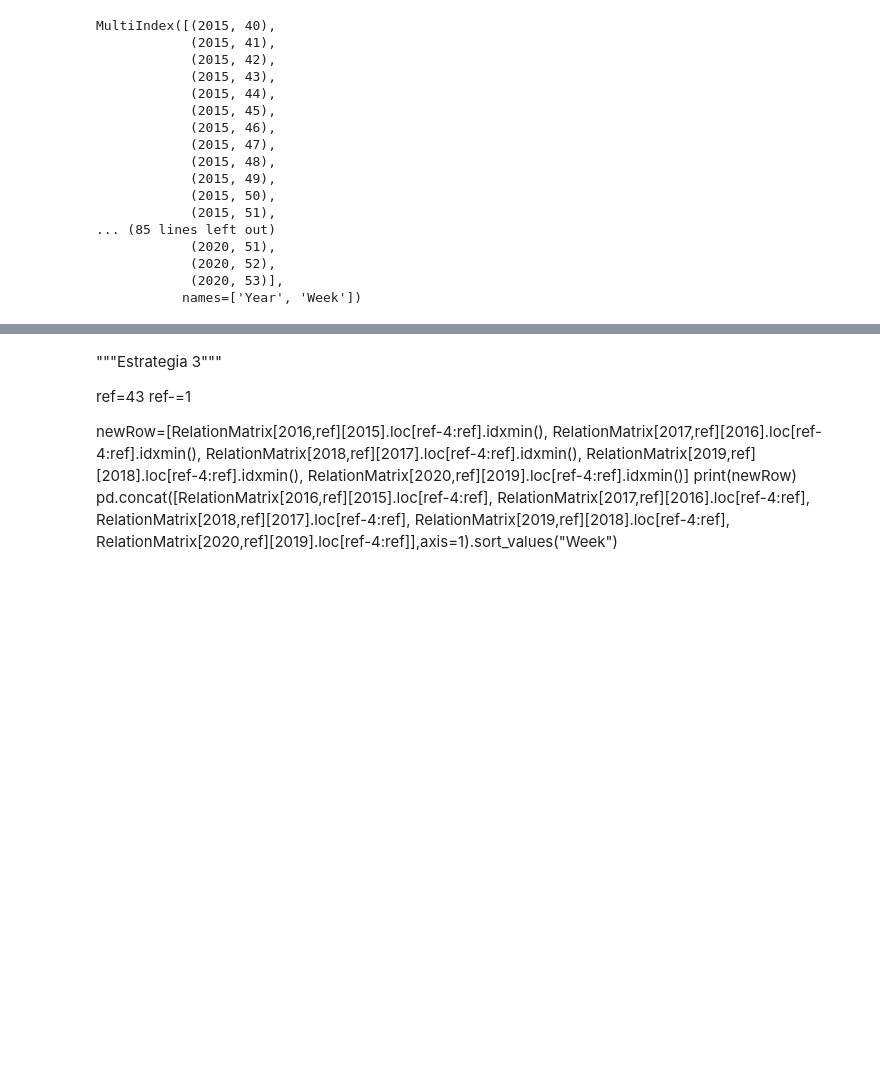
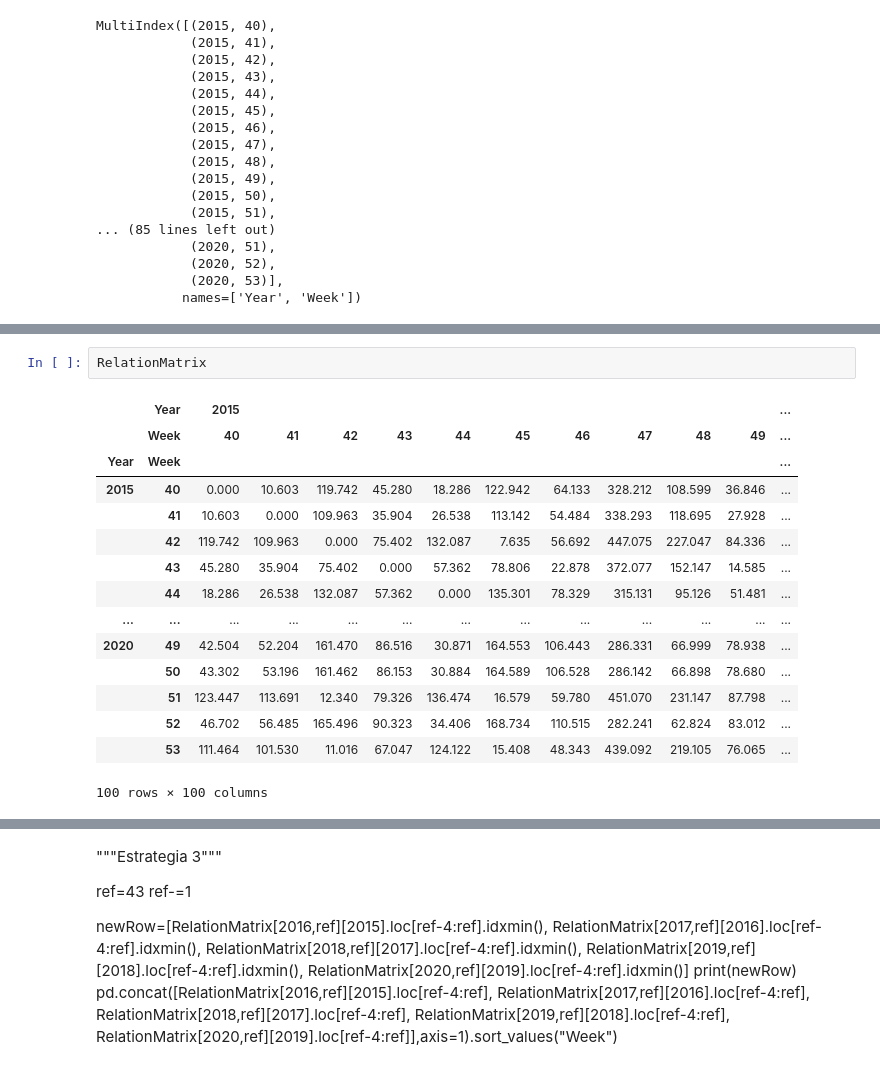
Before and after one commit to Meseverri/WEEKLY_OPTIMIZATION, a Jupyter notebook: RelationsStudy.ipynb, the cells around one changed output, grey strips where cells are left out. Cells and saved outputs as stored; diff of their text form; blank space fills up the shorter version.

```diff
--- a/RelationsStudy.ipynb
+++ b/RelationsStudy.ipynb
@@ -69 +99,19 @@ Name: (2016, 2), dtype: float64
+# %%
+RelationMatrix
+# %% [output]
+|  | Year | 2015 |  |  |  |  |  |  |  |  |  | ... |
+|  | Week | 40 | 41 | 42 | 43 | 44 | 45 | 46 | 47 | 48 | 49 | ... |
+| Year | Week |  |  |  |  |  |  |  |  |  |  | ... |
+| 2015 | 40 | 0.000 | 10.603 | 119.742 | 45.280 | 18.286 | 122.942 | 64.133 | 328.212 | 108.599 | 36.846 | ... |
+|  | 41 | 10.603 | 0.000 | 109.963 | 35.904 | 26.538 | 113.142 | 54.484 | 338.293 | 118.695 | 27.928 | ... |
+|  | 42 | 119.742 | 109.963 | 0.000 | 75.402 | 132.087 | 7.635 | 56.692 | 447.075 | 227.047 | 84.336 | ... |
+|  | 43 | 45.280 | 35.904 | 75.402 | 0.000 | 57.362 | 78.806 | 22.878 | 372.077 | 152.147 | 14.585 | ... |
+|  | 44 | 18.286 | 26.538 | 132.087 | 57.362 | 0.000 | 135.301 | 78.329 | 315.131 | 95.126 | 51.481 | ... |
+| ... | ... | ... | ... | ... | ... | ... | ... | ... | ... | ... | ... | ... |
+| 2020 | 49 | 42.504 | 52.204 | 161.470 | 86.516 | 30.871 | 164.553 | 106.443 | 286.331 | 66.999 | 78.938 | ... |
+|  | 50 | 43.302 | 53.196 | 161.462 | 86.153 | 30.884 | 164.589 | 106.528 | 286.142 | 66.898 | 78.680 | ... |
+|  | 51 | 123.447 | 113.691 | 12.340 | 79.326 | 136.474 | 16.579 | 59.780 | 451.070 | 231.147 | 87.798 | ... |
+|  | 52 | 46.702 | 56.485 | 165.496 | 90.323 | 34.406 | 168.734 | 110.515 | 282.241 | 62.824 | 83.012 | ... |
+|  | 53 | 111.464 | 101.530 | 11.016 | 67.047 | 124.122 | 15.408 | 48.343 | 439.092 | 219.105 | 76.065 | ... |
+100 rows × 100 columns
 # %%
```
Also changed, not shown: parts of 7 cells of this notebook, 3 other files.
